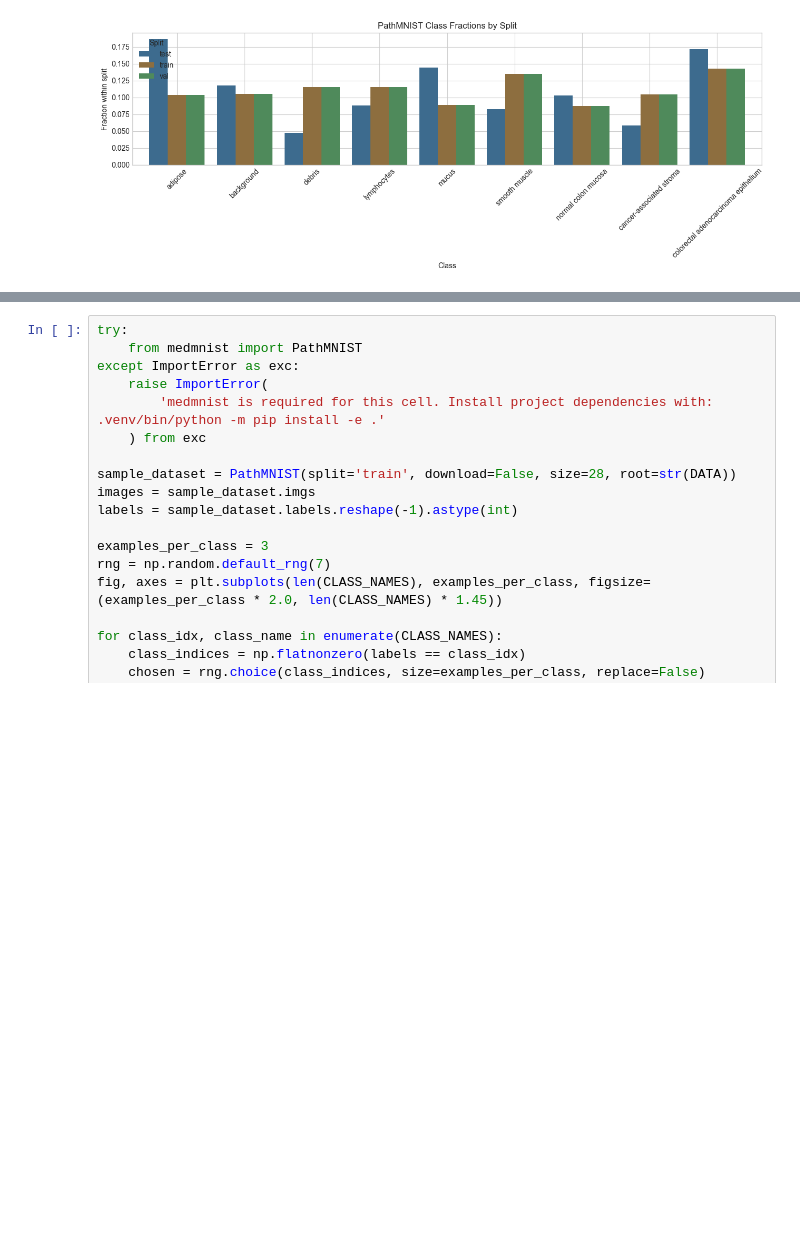
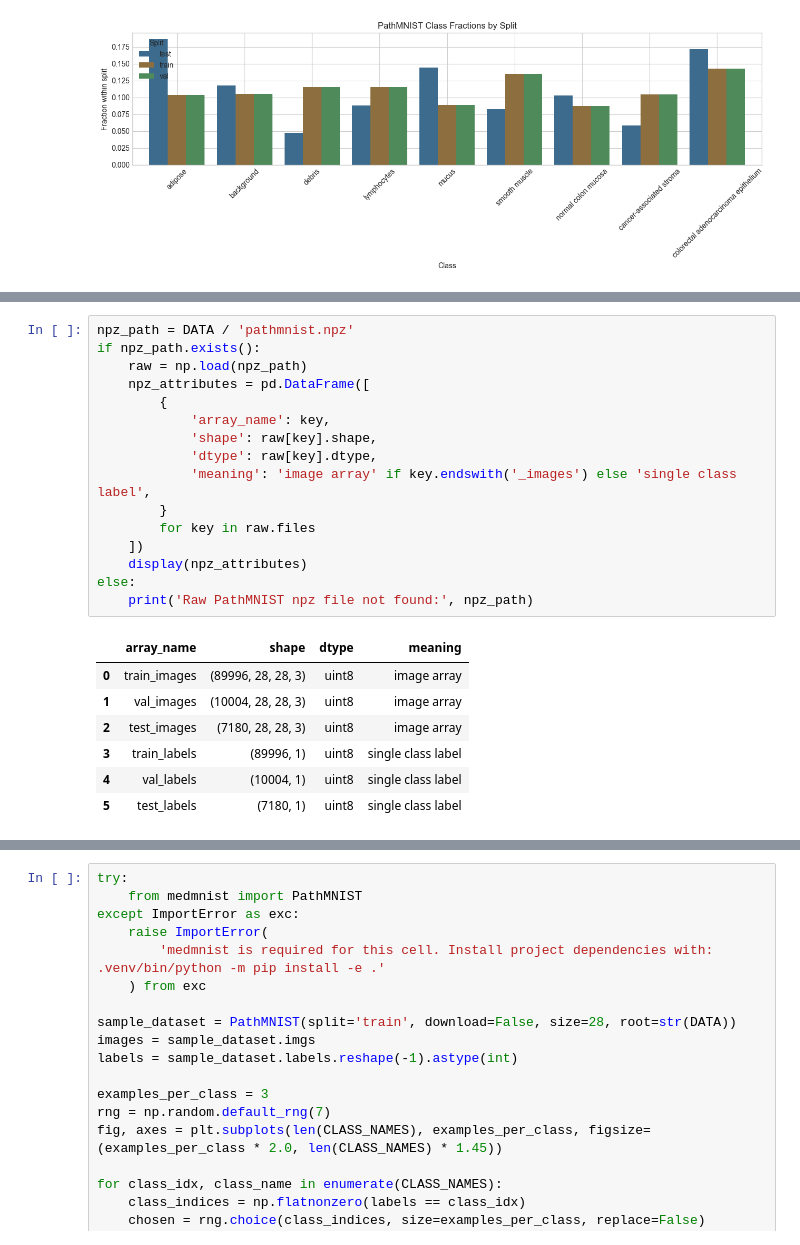
Before and after one commit to nickzerjeski/pathmnist-classification-improvement, a Jupyter notebook: notebooks/exploration.ipynb, the cells around one changed output, grey strips where cells are left out. Cells and saved outputs as stored; diff of their text form; blank space fills up the shorter version.

```diff
--- a/notebooks/exploration.ipynb
+++ b/notebooks/exploration.ipynb
@@ -190,0 +242,24 @@ if dataset_summary:
+# %%
+npz_path = DATA / 'pathmnist.npz'
+if npz_path.exists():
+    raw = np.load(npz_path)
+    npz_attributes = pd.DataFrame([
+        {
+            'array_name': key,
+            'shape': raw[key].shape,
+            'dtype': raw[key].dtype,
+            'meaning': 'image array' if key.endswith('_images') else 'single class label',
+        }
+        for key in raw.files
+    ])
+    display(npz_attributes)
+else:
+    print('Raw PathMNIST npz file not found:', npz_path)
+# %% [output]
+|  | array_name | shape | dtype | meaning |
+| 0 | train_images | (89996, 28, 28, 3) | uint8 | image array |
+| 1 | val_images | (10004, 28, 28, 3) | uint8 | image array |
+| 2 | test_images | (7180, 28, 28, 3) | uint8 | image array |
+| 3 | train_labels | (89996, 1) | uint8 | single class label |
+| 4 | val_labels | (10004, 1) | uint8 | single class label |
+| 5 | test_labels | (7180, 1) | uint8 | single class label |
```
Also changed, not shown: parts of 12 cells of this notebook, 1 other file.
